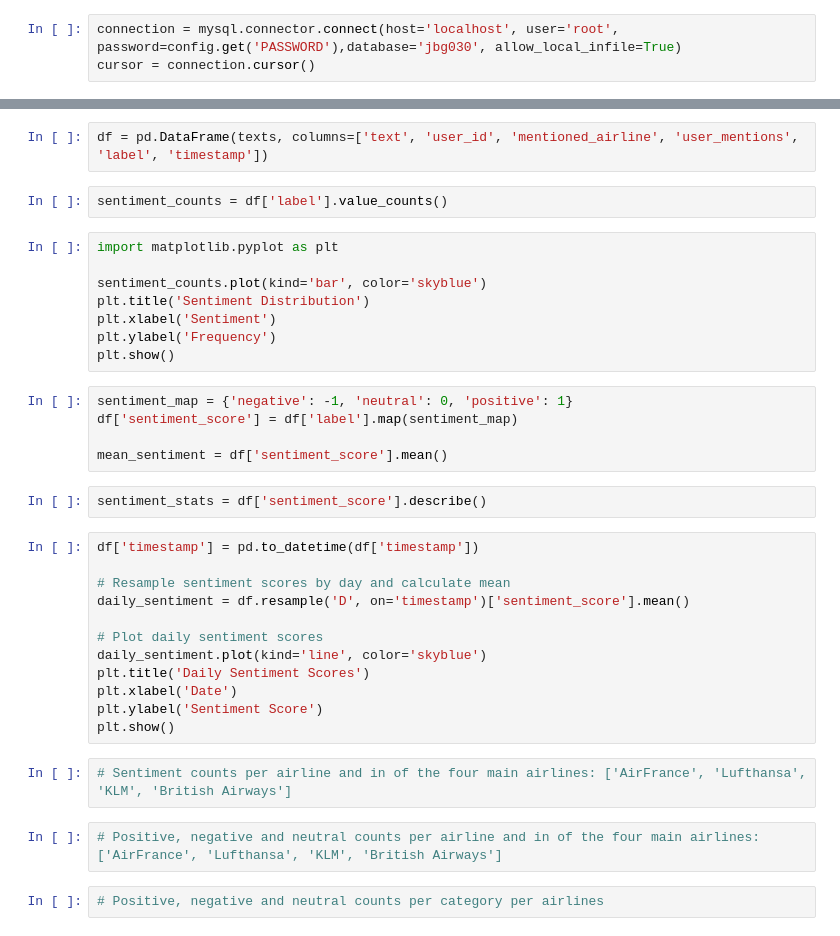
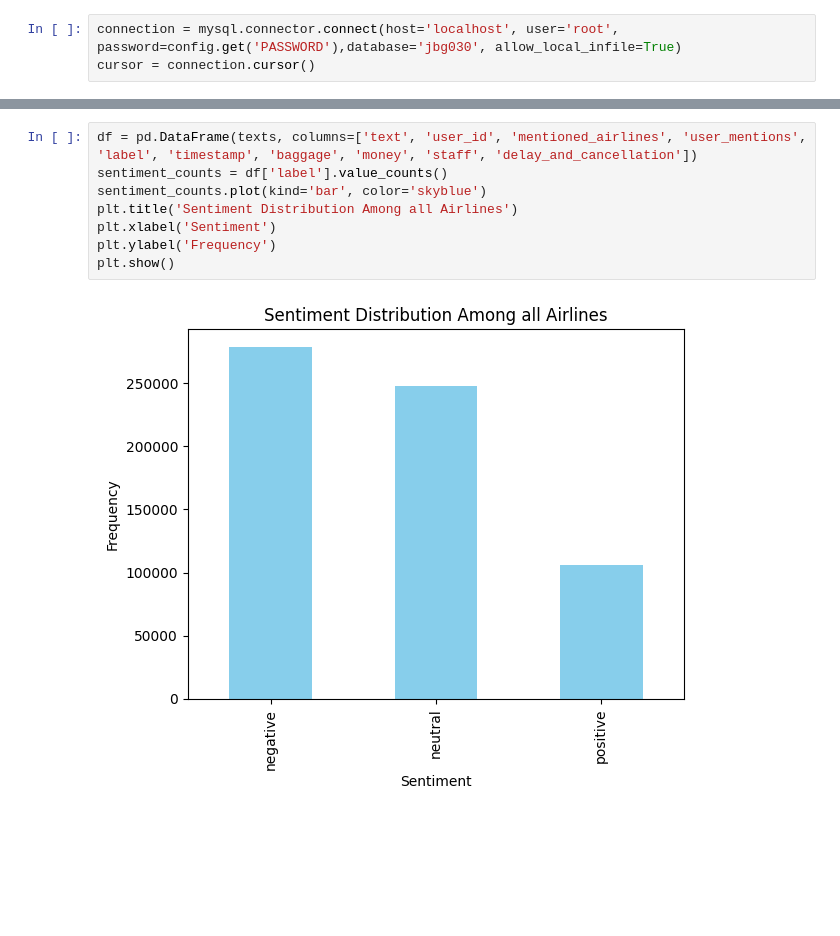
Before and after one commit to lmBored/From_Tweets_to_Trends, a Jupyter notebook: sentiment/sentiment_analysis.ipynb, the cells around one changed output, grey strips where cells are left out. Cells and saved outputs as stored; diff of their text form; blank space fills up the shorter version.

Commit message:
sentiment_analyssi

```diff
--- a/sentiment/sentiment_analysis.ipynb
+++ b/sentiment/sentiment_analysis.ipynb
@@ -32,37 +49,10 @@ print("Total number of rows in table: ", number_tweets)
-# %%
-df = pd.DataFrame(texts, columns=['text', 'user_id', 'mentioned_airline', 'user_mentions', 'label', 'timestamp'])
-# %%
-sentiment_counts = df['label'].value_counts()
 # %%
-import matplotlib.pyplot as plt
-
+df = pd.DataFrame(texts, columns=['text', 'user_id', 'mentioned_airlines', 'user_mentions', 'label', 'timestamp', 'baggage', 'money', 'staff', 'delay_and_cancellation'])
+sentiment_counts = df['label'].value_counts()
 sentiment_counts.plot(kind='bar', color='skyblue')
-plt.title('Sentiment Distribution')
+plt.title('Sentiment Distribution Among all Airlines')
 plt.xlabel('Sentiment')
 plt.ylabel('Frequency')
 plt.show()
+# %% [output]
+[figure, added]
-# %%
-sentiment_map = {'negative': -1, 'neutral': 0, 'positive': 1}
-df['sentiment_score'] = df['label'].map(sentiment_map)
-
-mean_sentiment = df['sentiment_score'].mean()
-# %%
-sentiment_stats = df['sentiment_score'].describe()
-# %%
-df['timestamp'] = pd.to_datetime(df['timestamp'])
-
-# Resample sentiment scores by day and calculate mean
-daily_sentiment = df.resample('D', on='timestamp')['sentiment_score'].mean()
-
-# Plot daily sentiment scores
-daily_sentiment.plot(kind='line', color='skyblue')
-plt.title('Daily Sentiment Scores')
-plt.xlabel('Date')
-plt.ylabel('Sentiment Score')
-plt.show()
-# %%
-# Sentiment counts per airline and in of the four main airlines: ['AirFrance', 'Lufthansa', 'KLM', 'British Airways']
-# %%
-# Positive, negative and neutral counts per airline and in of the four main airlines: ['AirFrance', 'Lufthansa', 'KLM', 'British Airways']
-# %%
-# Positive, negative and neutral counts per category per airlines
```
Also changed, not shown: parts of 6 cells of this notebook.
